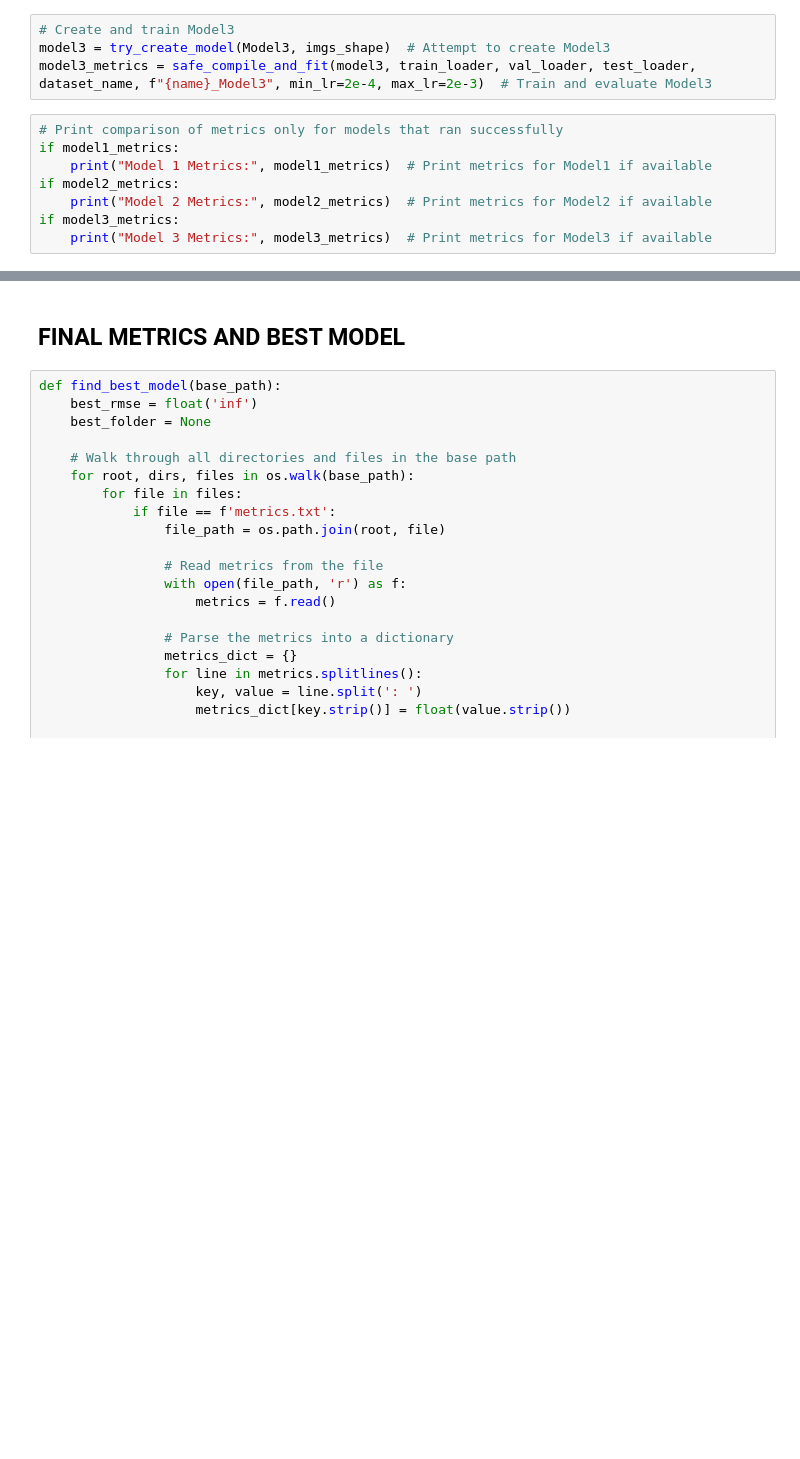
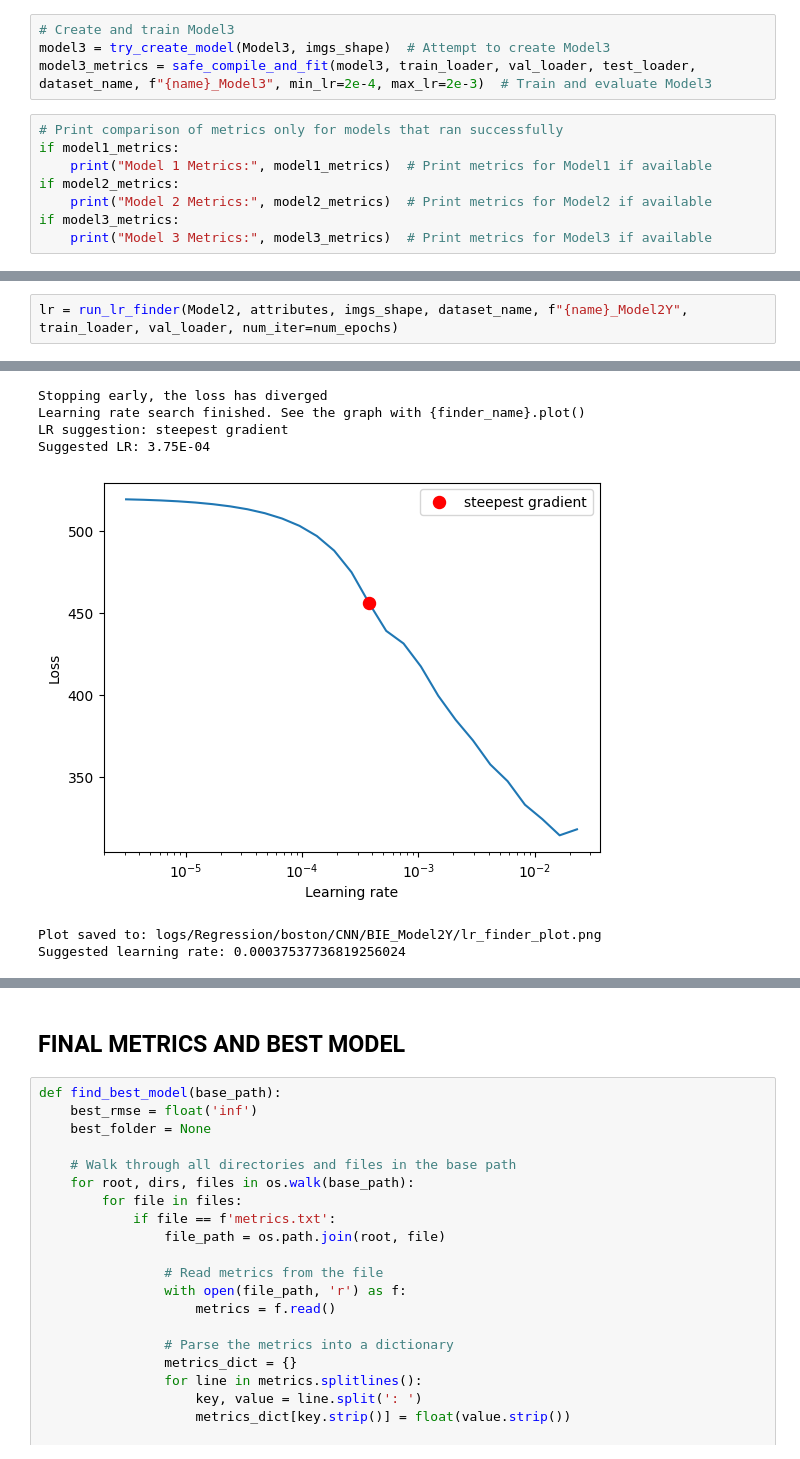
Before and after one commit to oeg-upm/TINTOlib, a Jupyter notebook: TINTOlib_testing.ipynb, the cells around one changed output, grey strips where cells are left out. Cells and saved outputs as stored; diff of their text form; blank space fills up the shorter version.

```diff
--- a/TINTOlib_testing.ipynb
+++ b/TINTOlib_testing.ipynb
@@ -2126,0 +2288,3 @@ if model3_metrics:
+# %%
+lr = run_lr_finder(Model2, attributes, imgs_shape, dataset_name, f"{name}_Model2Y", train_loader, val_loader, num_iter=num_epochs)
+# %% [output]
@@ -2126,0 +2292,7 @@ if model3_metrics:
+Stopping early, the loss has diverged
+Learning rate search finished. See the graph with {finder_name}.plot()
+LR suggestion: steepest gradient
+Suggested LR: 3.75E-04
+[figure, added]
+Plot saved to: logs/Regression/boston/CNN/BIE_Model2Y/lr_finder_plot.png
+Suggested learning rate: 0.00037537736819256024
```
Also changed, not shown: parts of 20 cells of this notebook.
